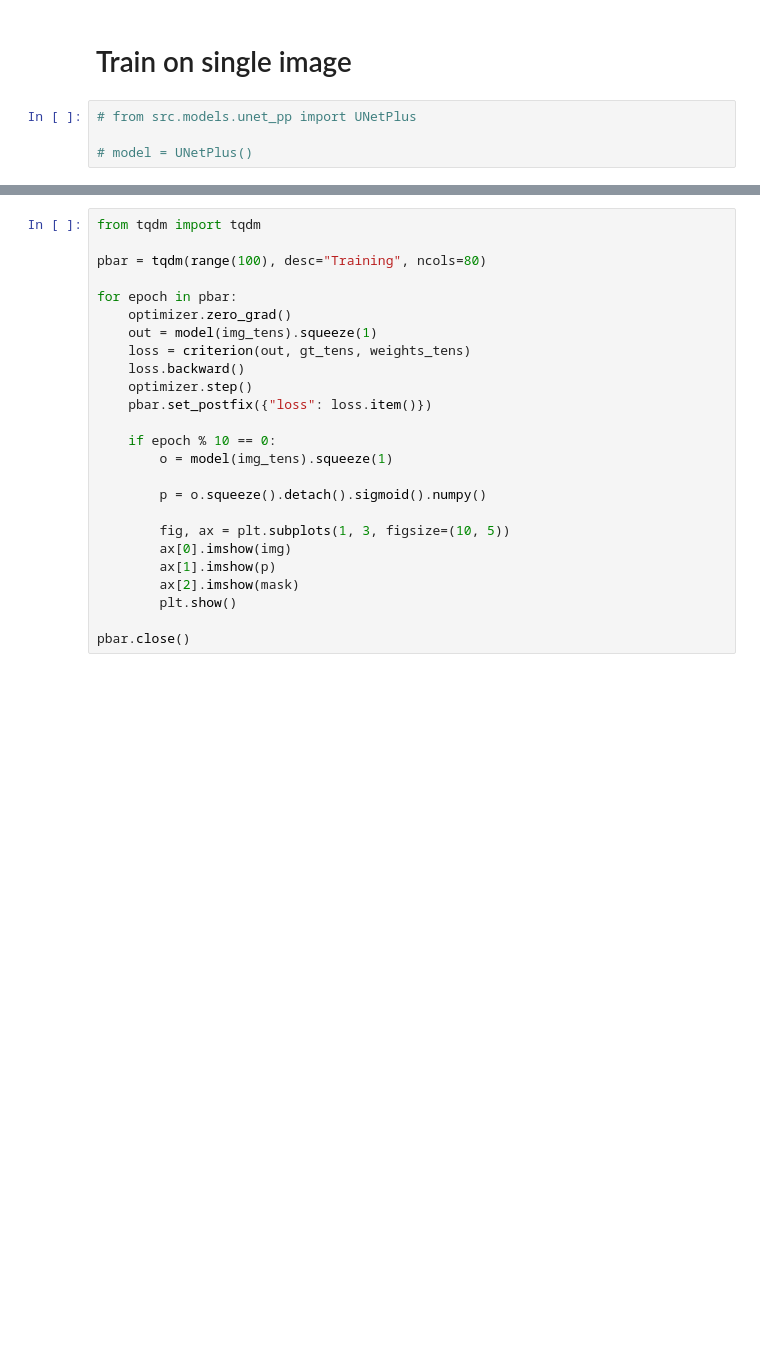
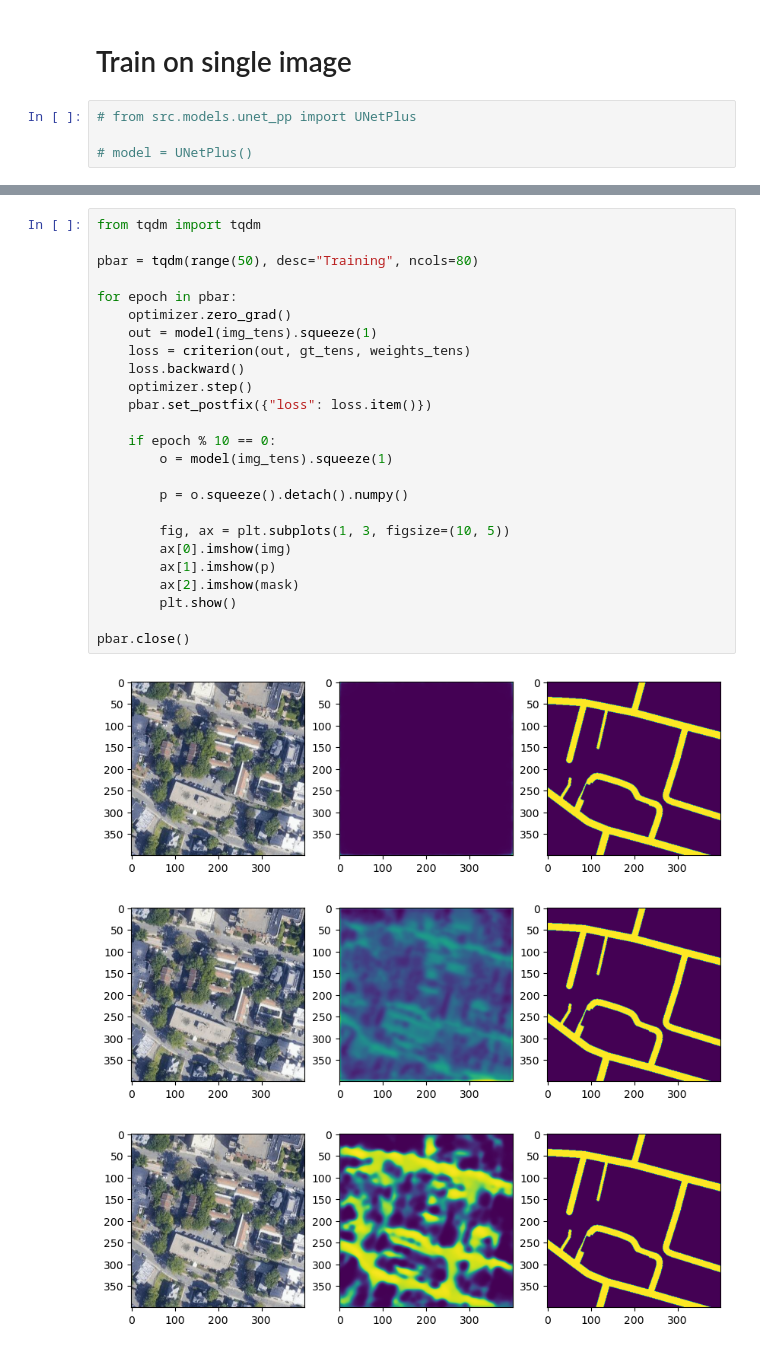
Before and after one commit to veichta/TopoAI, a Jupyter notebook: notebooks/upernet.ipynb, the cells around one changed output, grey strips where cells are left out. Saved outputs shown, nothing was run; the diff lists cells and outputs as text; blank space fills up the shorter version.

```diff
--- a/notebooks/upernet.ipynb
+++ b/notebooks/upernet.ipynb
@@ -83,25 +96,29 @@ img_tens.shape, gt_tens.shape
 # %%
 from tqdm import tqdm
 
-pbar = tqdm(range(100), desc="Training", ncols=80)
+pbar = tqdm(range(50), desc="Training", ncols=80)
 
 for epoch in pbar:
     optimizer.zero_grad()
     out = model(img_tens).squeeze(1)
     loss = criterion(out, gt_tens, weights_tens)
     loss.backward()
     optimizer.step()
     pbar.set_postfix({"loss": loss.item()})
 
     if epoch % 10 == 0:
         o = model(img_tens).squeeze(1)
 
-        p = o.squeeze().detach().sigmoid().numpy()
+        p = o.squeeze().detach().numpy()
 
         fig, ax = plt.subplots(1, 3, figsize=(10, 5))
         ax[0].imshow(img)
         ax[1].imshow(p)
         ax[2].imshow(mask)
         plt.show()
 
 pbar.close()
+# %% [output]
+[figure, added]
+[figure, added]
+[figure, added]
```
Also changed, not shown: parts of 9 cells of this notebook.
